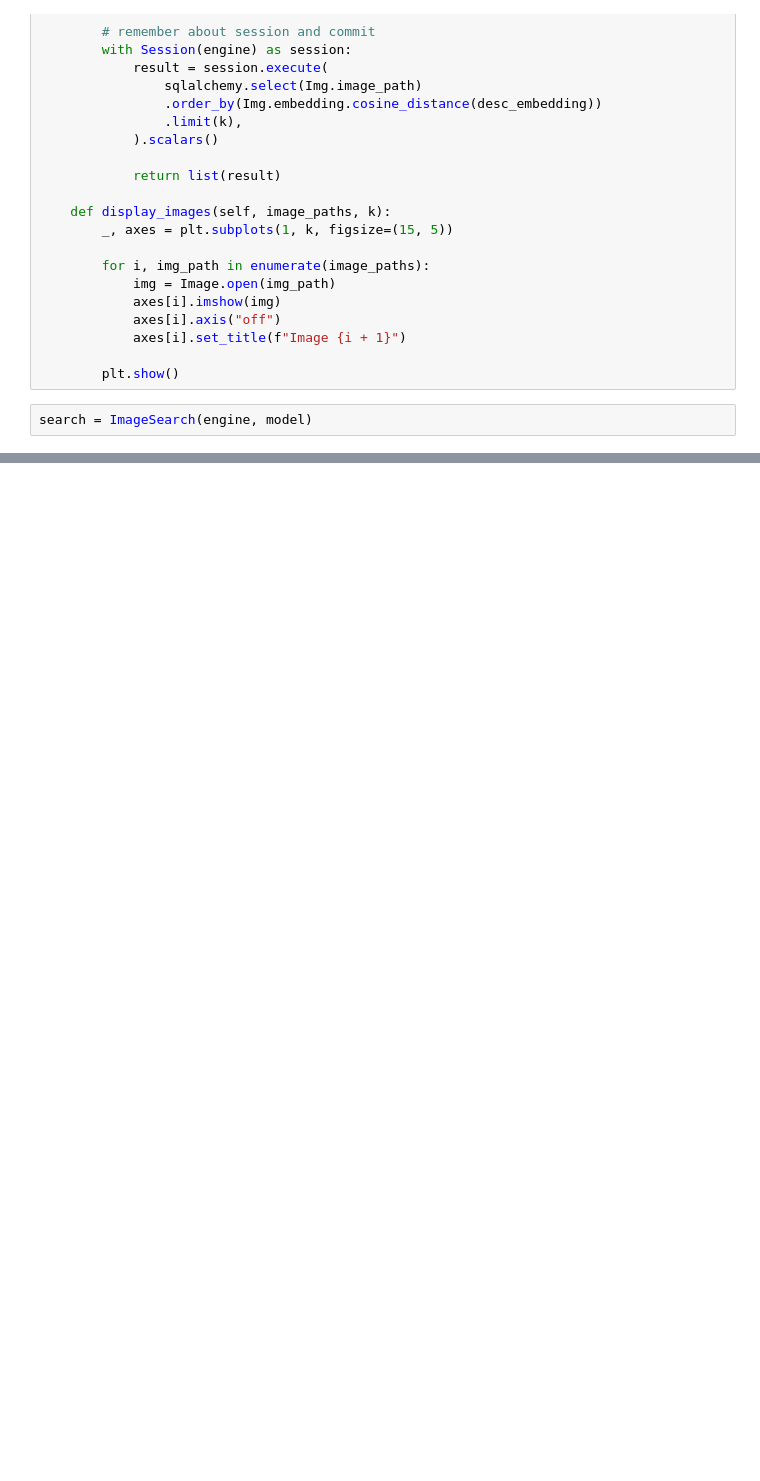
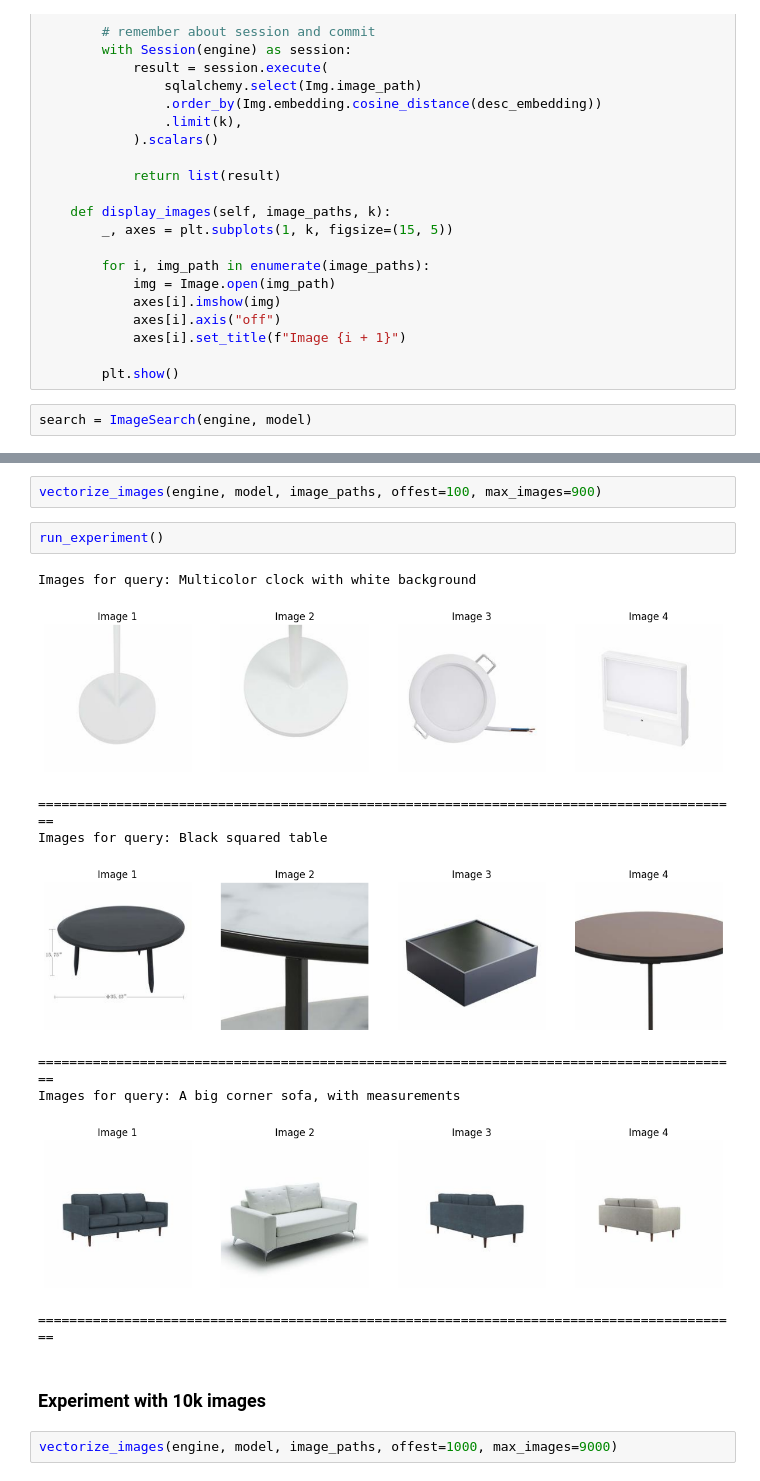
Before and after one commit to JerzyCode/mlops_agh_course, a Jupyter notebook: homework4/homework.ipynb, the cells around one changed output, grey strips where cells are left out. Saved outputs shown, nothing was run; the diff lists cells and outputs as text; blank space fills up the shorter version.

```diff
--- a/homework4/homework.ipynb
+++ b/homework4/homework.ipynb
@@ -196,0 +220,18 @@ search(desc1, k=3)
+# %%
+vectorize_images(engine, model, image_paths, offest=100, max_images=900)
+# %%
+run_experiment()
+# %% [output]
+Images for query: Multicolor clock with white background
+[figure, added]
+==========================================================================================
+Images for query: Black squared table
+[figure, added]
+==========================================================================================
+Images for query: A big corner sofa, with measurements
+[figure, added]
+==========================================================================================
+# %% [markdown]
+### Experiment with 10k images
+# %%
+vectorize_images(engine, model, image_paths, offest=1000, max_images=9000)
```
Also changed, not shown: parts of 11 cells of this notebook.
